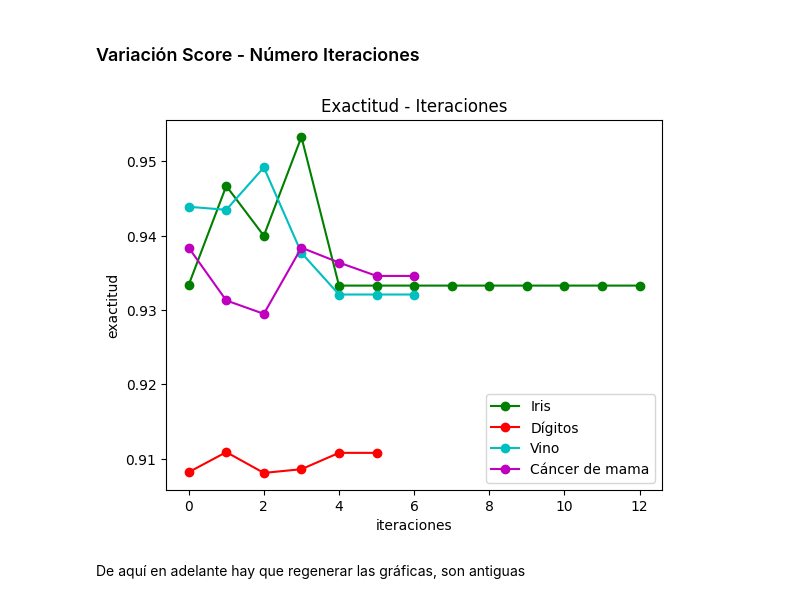
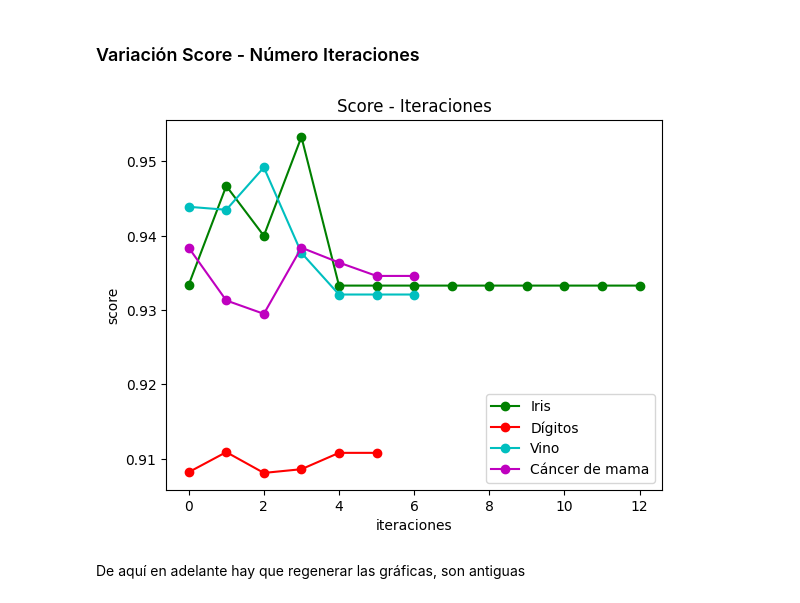
Before and after one commit to phf1001/semisupervised-learning-in-cibersecurity, a Jupyter notebook: src/co-forest-graphs.ipynb, the cells around one changed output. Saved outputs shown, nothing was run; the diff lists cells and outputs as text; code cells hidden in the pictures.

```diff
--- a/src/co-forest-graphs.ipynb
+++ b/src/co-forest-graphs.ipynb
@@ -437,36 +437,36 @@ available = [(load_iris(), 'Iris'), (load_digits(), 'Dígitos'), (load_wine(), '
 for dataset_info in available:
 
     dataset = dataset_info[0]
     available_classes = np.unique(dataset.target)
 
     X = np.array(dataset.data)
     y = np.array(dataset.target)
 
     rd = np.random.RandomState(5)
     kf = KFold(n_splits=10, shuffle=True, random_state=rd)
     kf.get_n_splits(X)
 
     open('file.csv', 'w').close()
 
     for train_index, test_index in kf.split(X):
 
         X_train, X_test = X[train_index], X[test_index]
         y_train, y_test = y[train_index], y[test_index]
         L_train, U_train, Ly_train, Uy_train = train_test_split(X_train, y_train, test_size=0.8, random_state=rd)
 
         co_forest = Co_Forest(L_train, Ly_train, U_train, 20, 0.75, available_classes, rd,'log2', X_test, y_test)
         co_forest.fit()
 
     mean = np.mean(create_graph_matrix("file.csv"), axis=0)
     ax.plot(np.arange(len(mean)), mean, '-o', color = next(cycol), label = dataset_info[1])
 
-plt.title("Exactitud - Iteraciones")
-ax.set_ylabel('exactitud')
+plt.title("Score - Iteraciones")
+ax.set_ylabel('score')
 ax.set_xlabel('iteraciones')
 plt.legend(loc="lower right")
 plt.show()
 # %% [output]
-[figure, old version]
+[figure, new version]
 # %% [markdown]
 De aquí en adelante hay que regenerar las gráficas, son antiguas
 # %%
```
Also changed, not shown: parts of 4 cells of this notebook, 12 other files.
